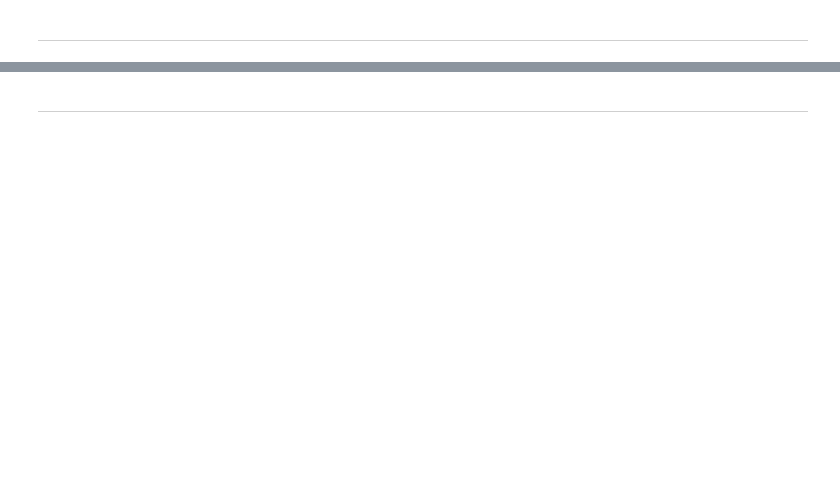
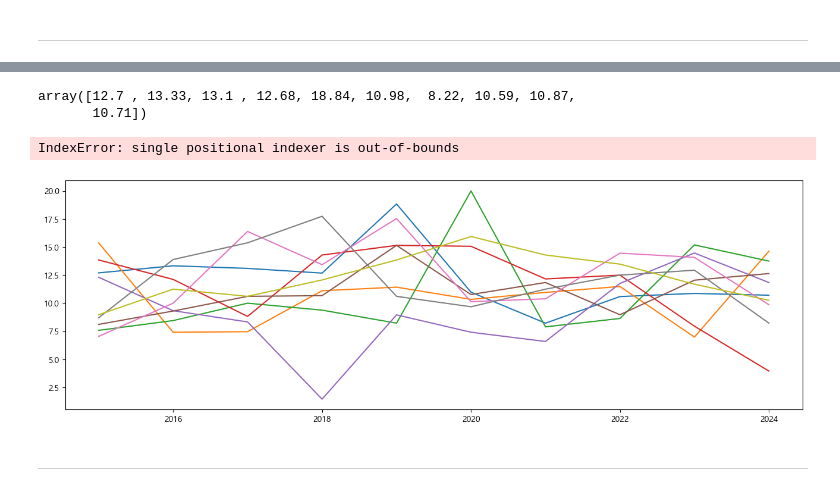
Before and after one commit to IAMKIMEUNSEO/predict2025_kbo_lgtwins_winning_rate, a Jupyter notebook: lgtwins.ipynb, the cells around one changed output, grey strips where cells are left out. Saved outputs shown, nothing was run; the diff lists cells and outputs as text; code cells hidden in the pictures; blank space fills up the shorter version.

```diff
--- a/lgtwins.ipynb
+++ b/lgtwins.ipynb
@@ -264,0 +235,13 @@ df = pd.DataFrame(rows, columns=columns)
+# %%
+#각 팀별 연도에 따른 승률
+teams = ['삼성', '기아', '롯데', '두산', '한화', 'SSG', '키움', 'NC', 'KT']
+
+#팀 10번 반복
+team_columns = np.concatenate([np.repeat(team, 10) for team in teams])
+
+df_team['team'] = team_columns
+
+df_team_win = df_team[['Year', 'winning_rate', 'team']]
+df_team_win = df_team_win.pivot_table(index='team', columns='Year')
+
+df_team_win
@@ -265,2 +261,22 @@ df = pd.DataFrame(rows, columns=columns)
+# %%
+df_team_win.iloc[0, :].values
+# %% [output]
+array([12.7 , 13.33, 13.1 , 12.68, 18.84, 10.98,  8.22, 10.59, 10.87,
+       10.71])
+# %%
+#x축
+x_val = df_team_win.columns.get_level_values(1) #Year
+label_val = df_team_win.index   #team
+
+plt.figure(figsize=(16, 5))
+
+for i in range(11):
+    plt.plot(x_val, df_team_win.iloc[i, :].values, label=label_val)
+
+plt.legend()
+plt.show()
+# %% [output]
+IndexError: single positional indexer is out-of-bounds
+[figure, added]
 # %% [markdown]
 ---
```
Also changed, not shown: parts of 28 cells of this notebook.
